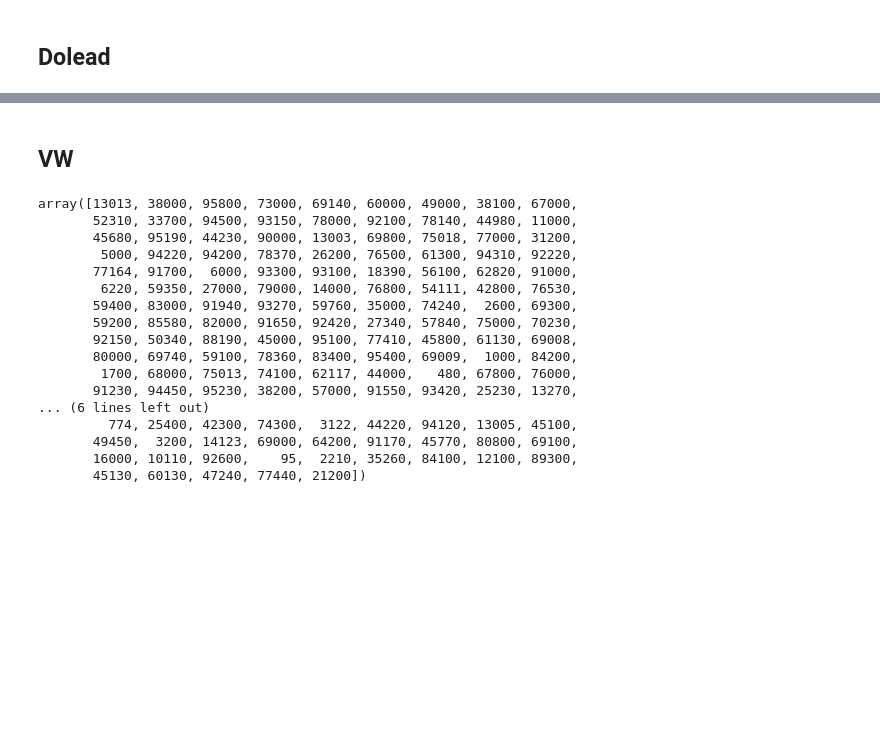
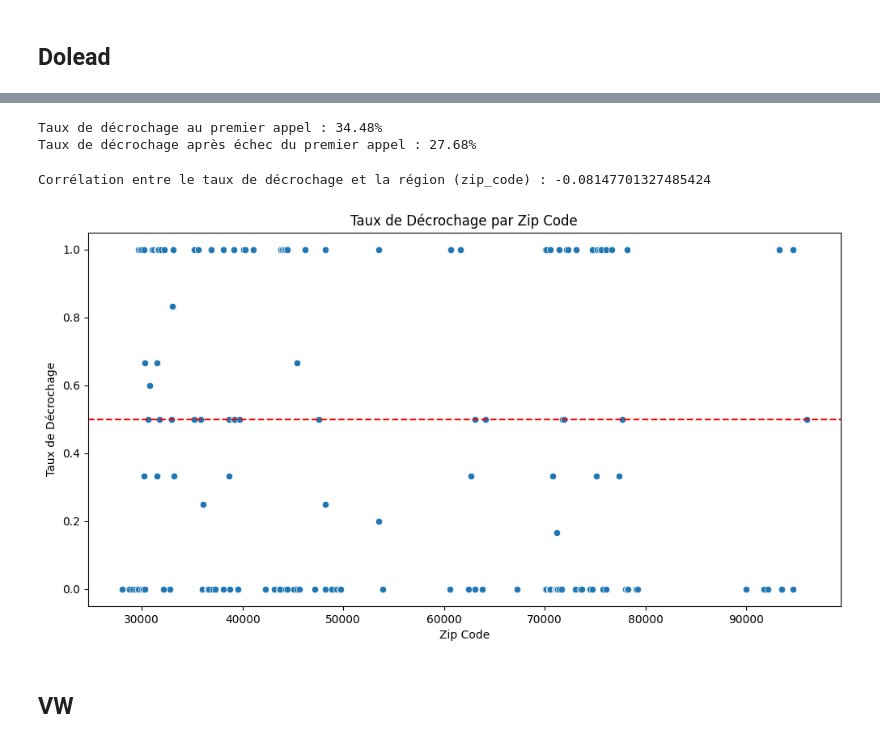
Before and after one commit to NajiOussama/DropRate, a Jupyter notebook: First.ipynb, the cells around one changed output, grey strips where cells are left out. Cells and saved outputs as stored; diff of their text form; code cells hidden in the pictures; blank space fills up the shorter version.

```diff
--- a/First.ipynb
+++ b/First.ipynb
@@ -62,0 +21,3 @@ Taux de décrochage après échec du premier appel : 23.76%
+# %%
+df_us = pd.read_csv('us_zip_codes_to_longitude_and_latitude.csv')
+df_us.head()
@@ -62,0 +31,12 @@ Taux de décrochage après échec du premier appel : 23.76%
+# %%
+df_dolead=df[df['agent'] == 'dolead_att'].copy()
+df_dolead = df_dolead.merge(df_us[['Zip', 'Timezone', 'Daylight_savings_time_flag']],
+                            left_on='zip_code',
+                            right_on='Zip',
+                            how='left')
+df_dolead['heure_offset'] = df_dolead['Timezone'] + df_dolead['Daylight_savings_time_flag']
+df_dolead['starttimestamp'] = df_dolead['starttimestamp'] + pd.to_timedelta(df_dolead['heure_offset'], unit='h')
+df_dolead['endtimestamp'] = df_dolead['endtimestamp'] + pd.to_timedelta(df_dolead['heure_offset'], unit='h')
+df_dolead['local_hour'] = df_dolead['starttimestamp'].dt.hour
+df_dolead=df_dolead.drop(columns=['Zip', 'Timezone', 'Daylight_savings_time_flag', 'heure_offset'])
+df_dolead.head()
@@ -63,2 +50,42 @@ Taux de décrochage après échec du premier appel : 23.76%
+# %%
+
+
+premiers_appels = df_dolead.drop_duplicates(subset='callto', keep='first')
+taux_decrochage_premier_appel = premiers_appels['picked'].mean()
+
+print(f"Taux de décrochage au premier appel : {taux_decrochage_premier_appel * 100:.2f}%")
+
+numeros_echoues = premiers_appels[~premiers_appels['picked']]['callto'].unique()
+
+
+rappels_sachant_que_le_premier_appel_echoue = df_dolead[df_dolead['callto'].isin(numeros_echoues) & df_dolead.duplicated(subset='callto', keep='first')]
+
+decroche_parmi_rappels = rappels_sachant_que_le_premier_appel_echoue.groupby('callto')['picked'].apply(lambda x: x.any())
+
+taux_decrochage_apres_echec = decroche_parmi_rappels.mean()
+print(f"Taux de décrochage après échec du premier appel : {taux_decrochage_apres_echec * 100:.2f}%")
+# %% [output]
+Taux de décrochage au premier appel : 34.48%
+Taux de décrochage après échec du premier appel : 27.68%
+# %%
+taux_decrochage_region = df_dolead.groupby('zip_code')['picked'].mean().reset_index()
+taux_decrochage_region.rename(columns={'picked': 'taux_decrochage'}, inplace=True)
+
+# Étape 2 : Calculer la corrélation
+correlation = taux_decrochage_region['zip_code'].corr(taux_decrochage_region['taux_decrochage'])
+
+print(f"Corrélation entre le taux de décrochage et la région (zip_code) : {correlation}")
+# %% [output]
+Corrélation entre le taux de décrochage et la région (zip_code) : -0.08147701327485424
+# %%
+plt.figure(figsize=(12, 6))
+sns.scatterplot(data=taux_decrochage_region, x='zip_code', y='taux_decrochage')
+plt.title('Taux de Décrochage par Zip Code')
+plt.xlabel('Zip Code')
+plt.ylabel('Taux de Décrochage')
+plt.axhline(y=0.5, color='r', linestyle='--')  # Ligne de référence pour 50%
+plt.show()
+# %% [output]
+[figure, added]
 # %% [markdown]
 ## VW
@@ -67,20 +91,0 @@ df_vw = df[df['agent']=='vw'].copy()
-# %%
-df_vw['zip_code'].unique()
-# %% [output]
-array([13013, 38000, 95800, 73000, 69140, 60000, 49000, 38100, 67000,
-       52310, 33700, 94500, 93150, 78000, 92100, 78140, 44980, 11000,
-       45680, 95190, 44230, 90000, 13003, 69800, 75018, 77000, 31200,
-        5000, 94220, 94200, 78370, 26200, 76500, 61300, 94310, 92220,
-       77164, 91700,  6000, 93300, 93100, 18390, 56100, 62820, 91000,
-        6220, 59350, 27000, 79000, 14000, 76800, 54111, 42800, 76530,
-       59400, 83000, 91940, 93270, 59760, 35000, 74240,  2600, 69300,
-       59200, 85580, 82000, 91650, 92420, 27340, 57840, 75000, 70230,
-       92150, 50340, 88190, 45000, 95100, 77410, 45800, 61130, 69008,
-       80000, 69740, 59100, 78360, 83400, 95400, 69009,  1000, 84200,
-        1700, 68000, 75013, 74100, 62117, 44000,   480, 67800, 76000,
-       91230, 94450, 95230, 38200, 57000, 91550, 93420, 25230, 13270,
-... (6 lines left out)
-         774, 25400, 42300, 74300,  3122, 44220, 94120, 13005, 45100,
-       49450,  3200, 14123, 69000, 64200, 91170, 45770, 80800, 69100,
-       16000, 10110, 92600,    95,  2210, 35260, 84100, 12100, 89300,
-       45130, 60130, 47240, 77440, 21200])
```
Also changed, not shown: parts of 27 cells of this notebook, 15 other files.
